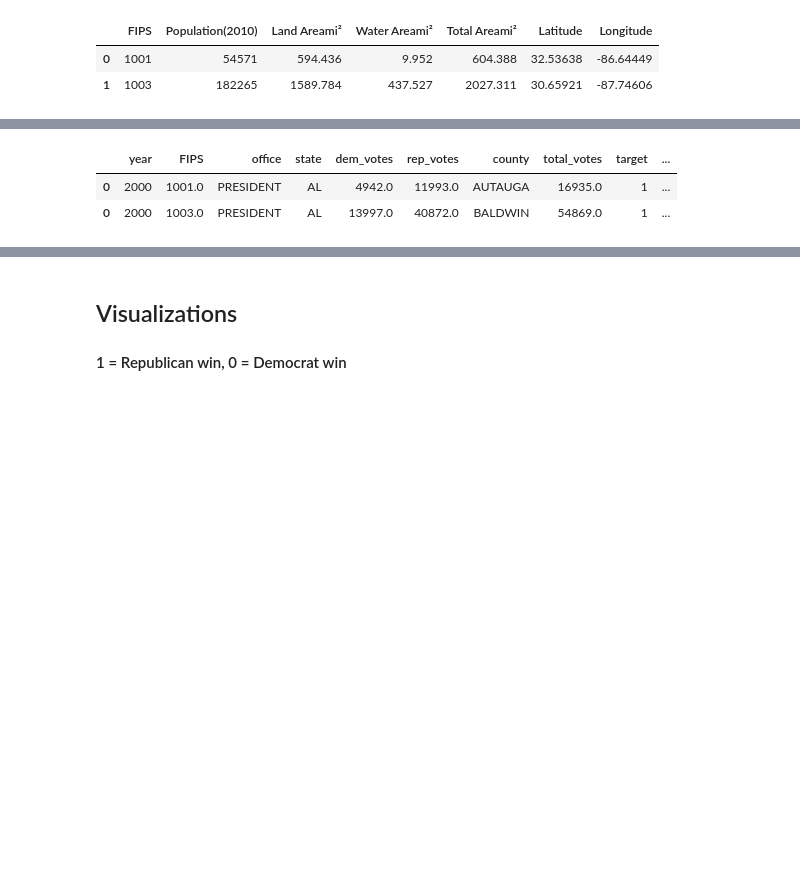
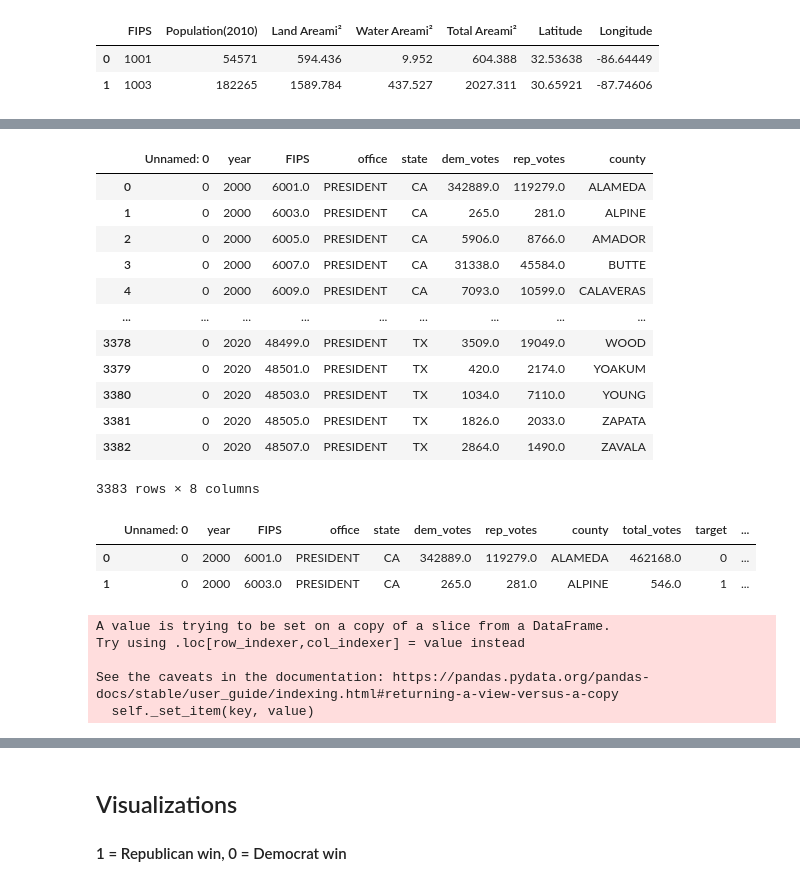
Before and after one commit to john-c-simmons/pres_election, a Jupyter notebook: notebooks/will/Will.ipynb, the cells around one changed output, grey strips where cells are left out. Cells and saved outputs as stored; diff of their text form; code cells hidden in the pictures; blank space fills up the shorter version.

```diff
--- a/notebooks/will/Will.ipynb
+++ b/notebooks/will/Will.ipynb
@@ -141,9 +145,19 @@ def switch(row):
 # %%
-pres_clean.head(2)
+pd.read_csv('pres_clean.csv')
 # %% [output]
-|  | year | FIPS | office | state | dem_votes | rep_votes | county | total_votes | target | ... |
-| 0 | 2000 | 1001.0 | PRESIDENT | AL | 4942.0 | 11993.0 | AUTAUGA | 16935.0 | 1 | ... |
-| 0 | 2000 | 1003.0 | PRESIDENT | AL | 13997.0 | 40872.0 | BALDWIN | 54869.0 | 1 | ... |
+|  | Unnamed: 0 | year | FIPS | office | state | dem_votes | rep_votes | county |
+| 0 | 0 | 2000 | 6001.0 | PRESIDENT | CA | 342889.0 | 119279.0 | ALAMEDA |
+| 1 | 0 | 2000 | 6003.0 | PRESIDENT | CA | 265.0 | 281.0 | ALPINE |
+| 2 | 0 | 2000 | 6005.0 | PRESIDENT | CA | 5906.0 | 8766.0 | AMADOR |
+| 3 | 0 | 2000 | 6007.0 | PRESIDENT | CA | 31338.0 | 45584.0 | BUTTE |
+| 4 | 0 | 2000 | 6009.0 | PRESIDENT | CA | 7093.0 | 10599.0 | CALAVERAS |
+| ... | ... | ... | ... | ... | ... | ... | ... | ... |
+| 3378 | 0 | 2020 | 48499.0 | PRESIDENT | TX | 3509.0 | 19049.0 | WOOD |
+| 3379 | 0 | 2020 | 48501.0 | PRESIDENT | TX | 420.0 | 2174.0 | YOAKUM |
+| 3380 | 0 | 2020 | 48503.0 | PRESIDENT | TX | 1034.0 | 7110.0 | YOUNG |
+| 3381 | 0 | 2020 | 48505.0 | PRESIDENT | TX | 1826.0 | 2033.0 | ZAPATA |
+| 3382 | 0 | 2020 | 48507.0 | PRESIDENT | TX | 2864.0 | 1490.0 | ZAVALA |
+3383 rows × 8 columns
 # %%
 df_2016 = pres_clean[pres_clean.year == 2016][['FIPS','state', 'county', 'target']].rename(columns={'target':'target_2016'})
 df_2020 = pres_clean[pres_clean.year == 2020][['FIPS','state', 'county', 'target']].rename(columns={'target':'target_2020'})
@@ -168,2 +180,8 @@ row_cols = ["all_skew_diff", "1620_skew_diff", "FIPS", "county", "state"]
 # %%
 top_skew = pd.DataFrame(columns = row_cols)
+# %%
+pres_clean.head(2)
+# %% [output]
+|  | Unnamed: 0 | year | FIPS | office | state | dem_votes | rep_votes | county | total_votes | target | ... |
+| 0 | 0 | 2000 | 6001.0 | PRESIDENT | CA | 342889.0 | 119279.0 | ALAMEDA | 462168.0 | 0 | ... |
+| 1 | 0 | 2000 | 6003.0 | PRESIDENT | CA | 265.0 | 281.0 | ALPINE | 546.0 | 1 | ... |
@@ -169,0 +190,8 @@ top_skew = pd.DataFrame(columns = row_cols)
+# %%
+df_2020.FIPS = df_2020.FIPS.astype(int)
+# %% [output]
+A value is trying to be set on a copy of a slice from a DataFrame.
+Try using .loc[row_indexer,col_indexer] = value instead
+
+See the caveats in the documentation: https://pandas.pydata.org/pandas-docs/stable/user_guide/indexing.html#returning-a-view-versus-a-copy
+  self._set_item(key, value)
```
Also changed, not shown: parts of 30 cells of this notebook, 6 other files.
